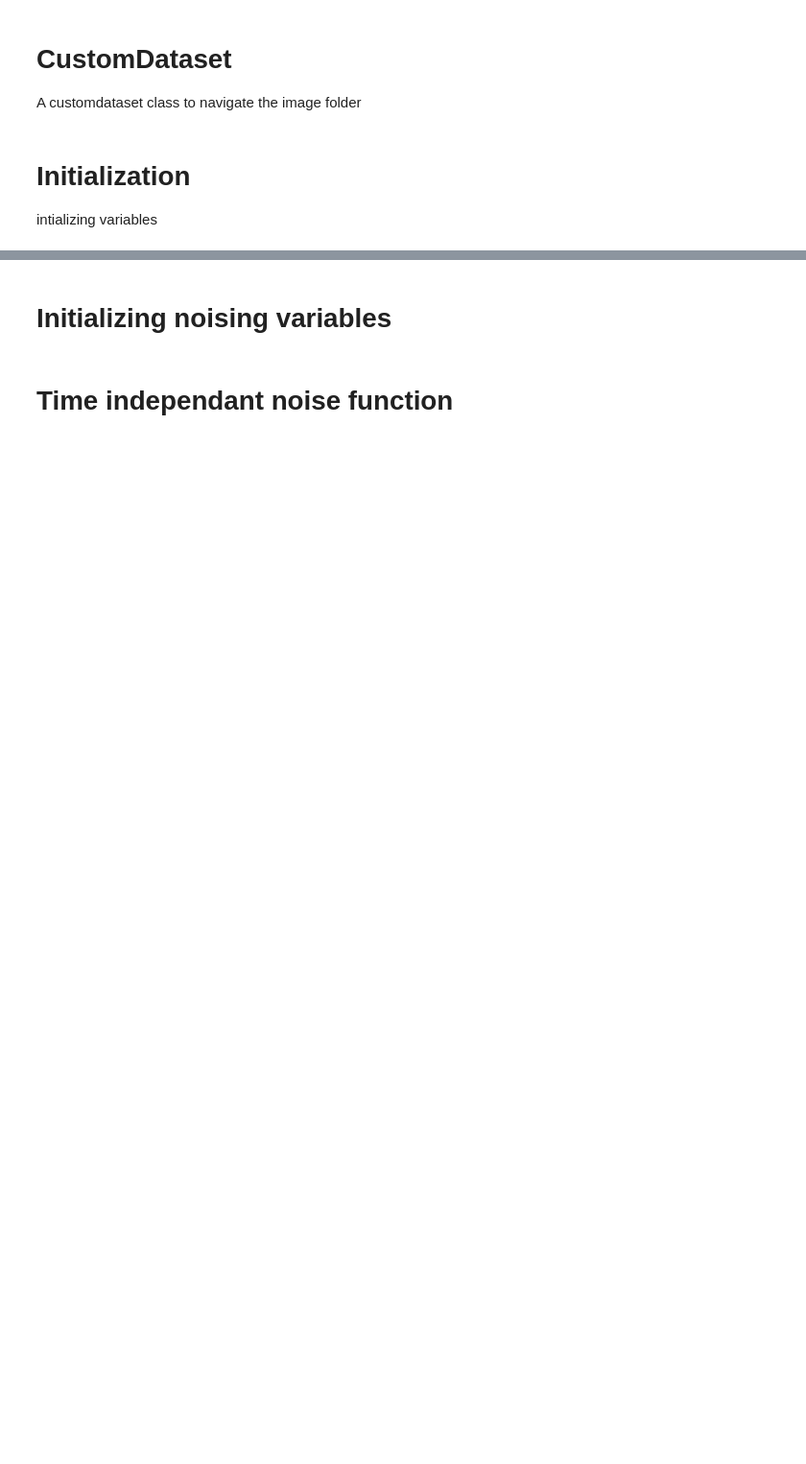
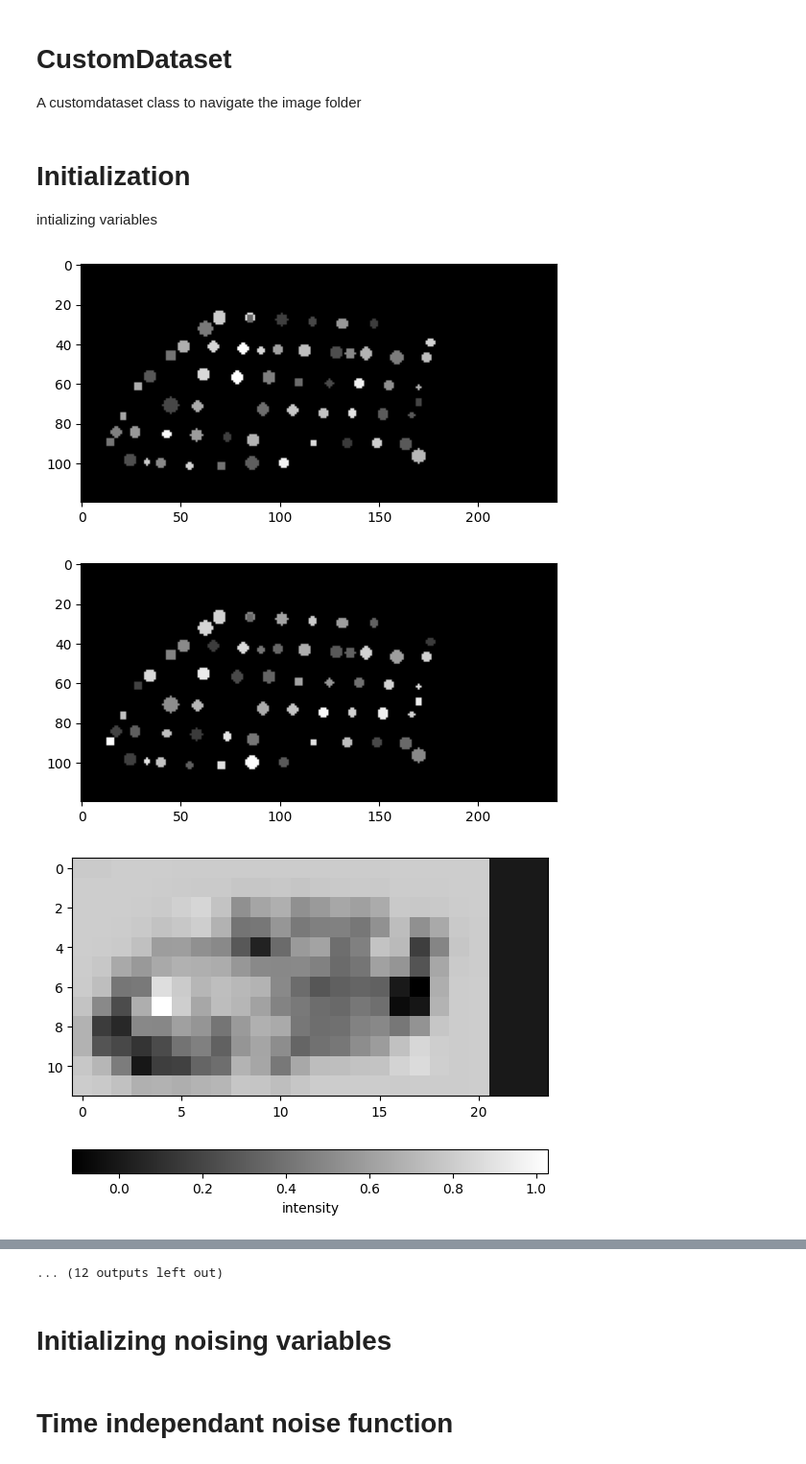
Before and after one commit to dali-cs1/summer_internship, a Jupyter notebook: model/diffusion_model.ipynb, the cells around one changed output, grey strips where cells are left out. Shown at 96% size. Drawn from its saved outputs; the diff is of its cells as text; code cells hidden in the pictures; blank space fills up the shorter version.

```diff
--- a/model/diffusion_model.ipynb
+++ b/model/diffusion_model.ipynb
@@ -21,9 +23,9 @@ referance=referance_data.read().astype(np.int16)#referance image for differance
 cumimage=np.zeros_like(referance)#cumilative image
 referance_context=torch.load("C:/Users/moham/OneDrive/Bureau/summer_internship/data/grp0/referenceallproperty_0/context.pt")#referance for context
 cumcontext=torch.zeros_like(referance_context)
-normalized_refrance=np.zeros((10,15,27))
+normalized_refrance=np.zeros((10,12,21))
 for i in range(10):
-    normalized_refrance[i]=bicubic_interpolation(referance[i]).astype(np.float32)
+    normalized_refrance[i]=downsample_MTF(referance[i],0.15).astype(np.float32)
 normalized_refrance_tensor=torch.tensor(normalized_refrance)
 # %%
 datasize=len(os.listdir('C:/Users/moham/OneDrive/Bureau/summer_internship/data/grp2'))
@@ -68,9 +77,9 @@ class CustomDataset(Dataset):
         img_path=os.path.join(img_path,os.listdir(img_path)[0])
         dataset=rasterio.open(img_path)
         image=dataset.read()
-        tensr=(np.zeros((10,15,27)))
+        tensr=(np.zeros((10,12,21)))
         for i in range(10):
-            tensr[i]=bicubic_interpolation(image[i]).astype(np.int16)
+            tensr[i]=downsample_MTF(image[i],0.15).astype(np.int16)
         tensr=torch.tensor(tensr)
         patch=torch.load(context_path)
         #np.reshape((normalized_refrance_tensor-tensr)[0],15*27)
@@ -84,8 +93,8 @@ class CustomDataset(Dataset):
         #plt.hist(torch.reshape(tensr[0],(15*27,)),bins=100)
         #plt.show()
         #print(a,torch.median(tensr))
-        output=torch.zeros(10,16,28)
-        output[0:10,0:15,0:27]=tensr
+        output=torch.zeros(10,12,24)
+        output[0:10,0:12,0:21]=tensr
         #for i in range(10):
         #    output[i]=torch.div(output[i],max[i]-min[i])
         return (output,patch)
@@ -94,21 +103,25 @@ class CustomDataset(Dataset):
 intializing variables
 # %%
 img_dir="C:/Users/moham/OneDrive/Bureau/summer_internship/data/grp2/"
-IMG_height,IMG_width = 16,28
+IMG_height,IMG_width = 12,24
 IMG_CH = 10
 BATCH_SIZE = 100
 data = CustomDataset(img_dir,transforms,transforms_context)
 dataloader = DataLoader(data, batch_size=BATCH_SIZE, shuffle=True, drop_last=True)
 device = torch.device("cuda" if torch.cuda.is_available() else "cpu")
 d=(data[0],data[1])
 
 for i,k in d:
     h=k
-    #plt.imshow(k[1],cmap='gray')
-    #plt.show()
-    #plt.imshow(k[0],cmap='gray')
-    #plt.show()
-    #for j in range(10):
-        #plt.imshow((i[j]),cmap='gray')
-        #plt.colorbar(label="intensity", orientation="horizontal")
-        #plt.show()
+    plt.imshow(k[1],cmap='gray')
+    plt.show()
+    plt.imshow(k[0],cmap='gray')
+    plt.show()
+    for j in range(10):
+        plt.imshow((i[j]),cmap='gray')
+        plt.colorbar(label="intensity", orientation="horizontal")
+        plt.show()
+# %% [output]
+[figure, added]
+[figure, added]
+[figure, added]
@@ -115,3 +137,4 @@ for i,k in d:
+... (12 outputs left out)
 # %% [markdown]
 # Initializing noising variables
 # %%
```
Also changed, not shown: parts of 10 cells of this notebook, 2 other files.
